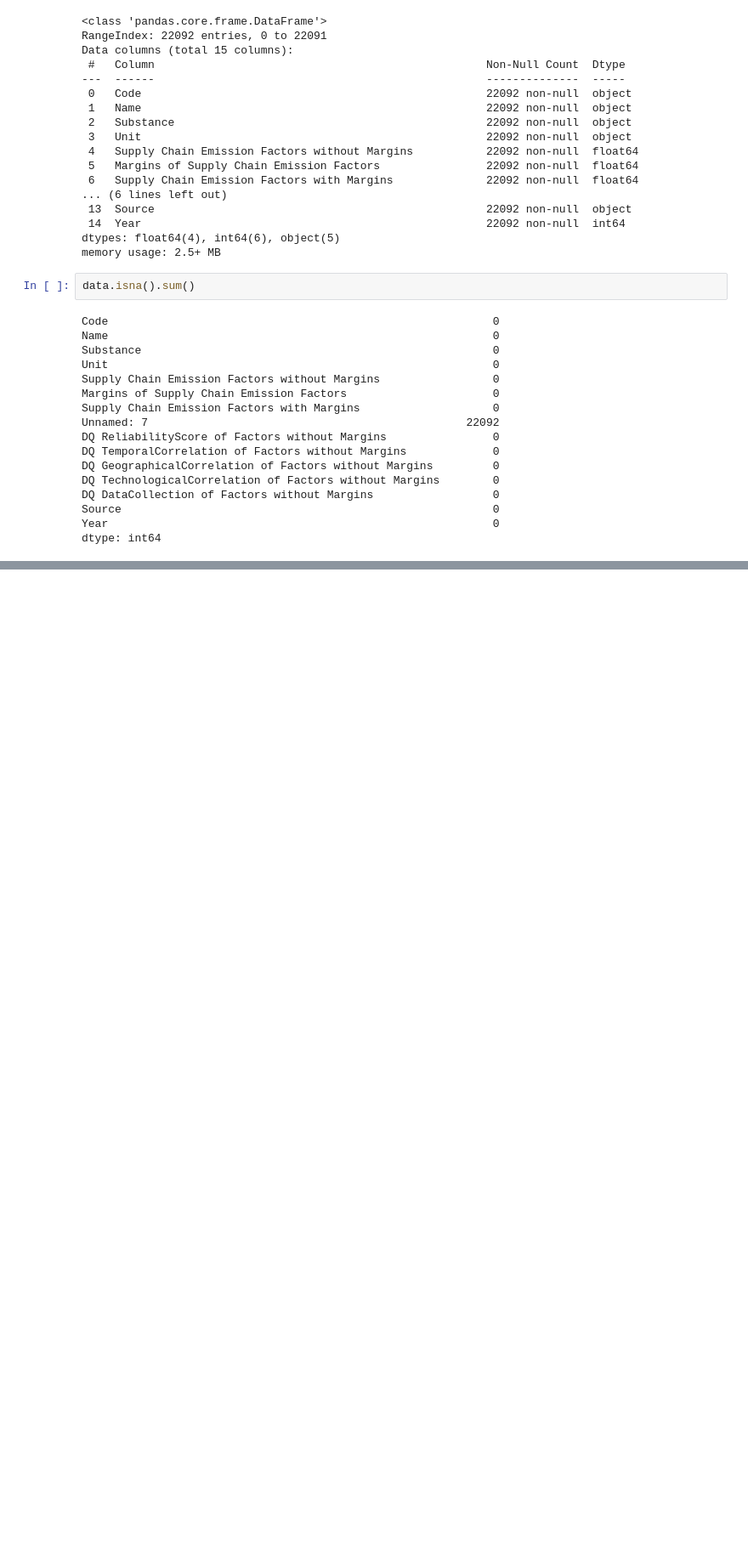
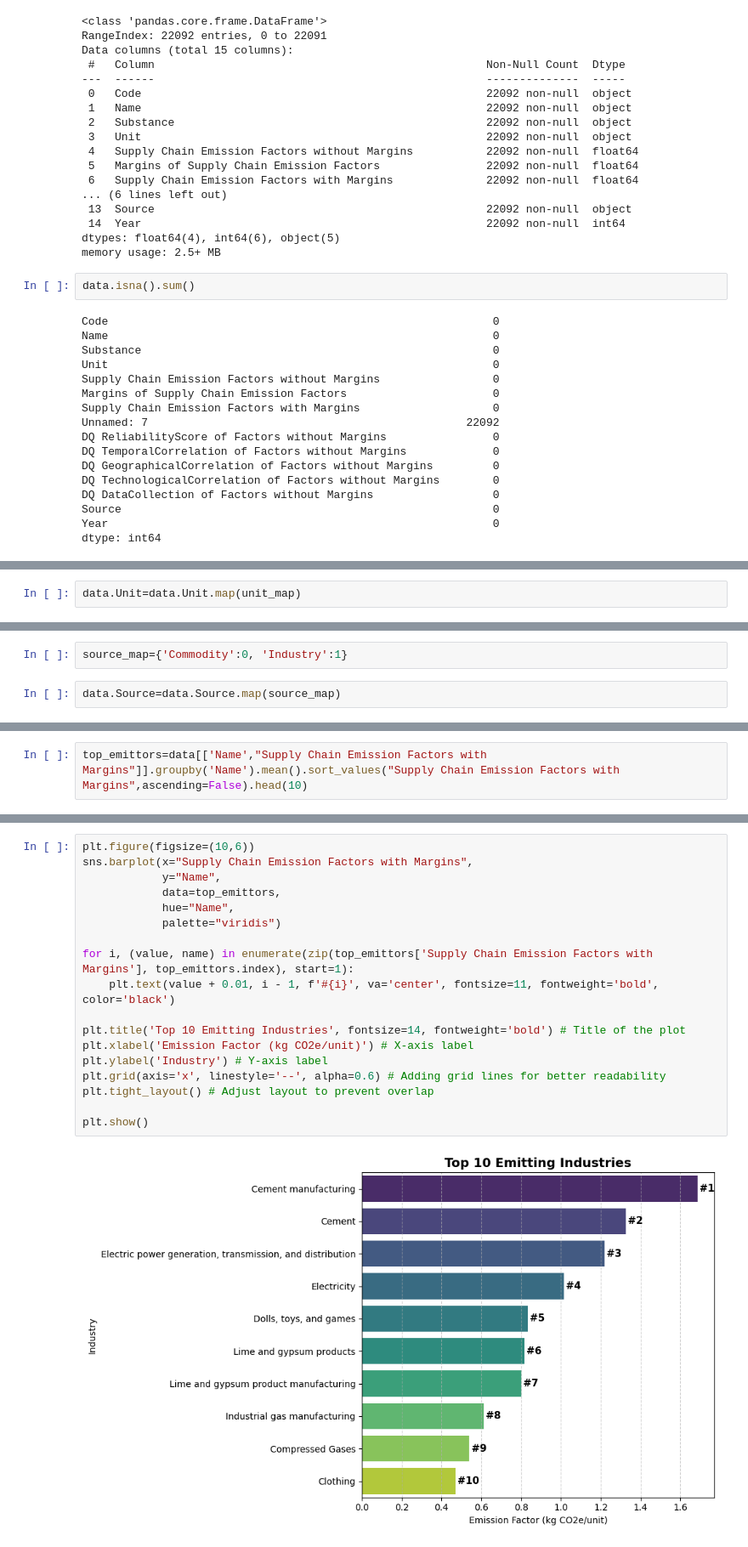
Before and after one commit to ravisirvi1/week-1, a Jupyter notebook: GHG_Emission_Prediction.ipynb, the cells around one changed output, grey strips where cells are left out. Shown at 85% size. Cells and saved outputs as stored; diff of their text form; blank space fills up the shorter version.

```diff
--- a/GHG_Emission_Prediction.ipynb
+++ b/GHG_Emission_Prediction.ipynb
@@ -168,0 +313,2 @@ data.describe()
+# %%
+data.Unit=data.Unit.map(unit_map)
@@ -168,0 +319,4 @@ data.describe()
+# %%
+source_map={'Commodity':0, 'Industry':1}
+# %%
+data.Source=data.Source.map(source_map)
@@ -168,0 +375,2 @@ data.describe()
+# %%
+top_emittors=data[['Name',"Supply Chain Emission Factors with Margins"]].groupby('Name').mean().sort_values("Supply Chain Emission Factors with Margins",ascending=False).head(10)
@@ -168,0 +392,20 @@ data.describe()
+# %%
+plt.figure(figsize=(10,6))
+sns.barplot(x="Supply Chain Emission Factors with Margins",
+            y="Name",
+            data=top_emittors,
+            hue="Name",
+            palette="viridis")
+
+for i, (value, name) in enumerate(zip(top_emittors['Supply Chain Emission Factors with Margins'], top_emittors.index), start=1):
+    plt.text(value + 0.01, i - 1, f'#{i}', va='center', fontsize=11, fontweight='bold', color='black')
+
+plt.title('Top 10 Emitting Industries', fontsize=14, fontweight='bold') # Title of the plot
+plt.xlabel('Emission Factor (kg CO2e/unit)') # X-axis label
+plt.ylabel('Industry') # Y-axis label
+plt.grid(axis='x', linestyle='--', alpha=0.6) # Adding grid lines for better readability
+plt.tight_layout() # Adjust layout to prevent overlap
+
+plt.show()
+# %% [output]
+[figure, added]
```
Also changed, not shown: parts of 48 cells of this notebook.
